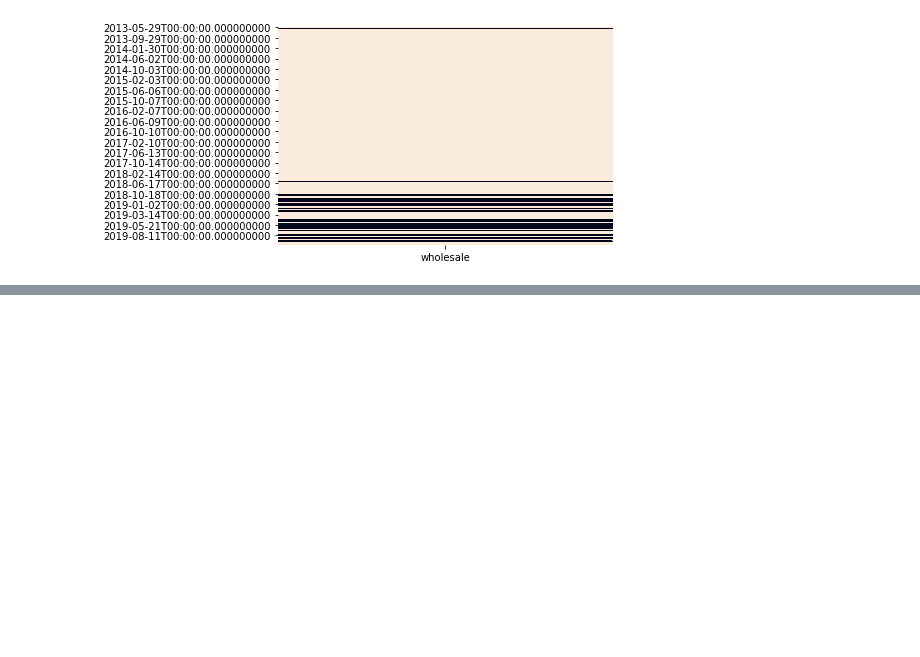
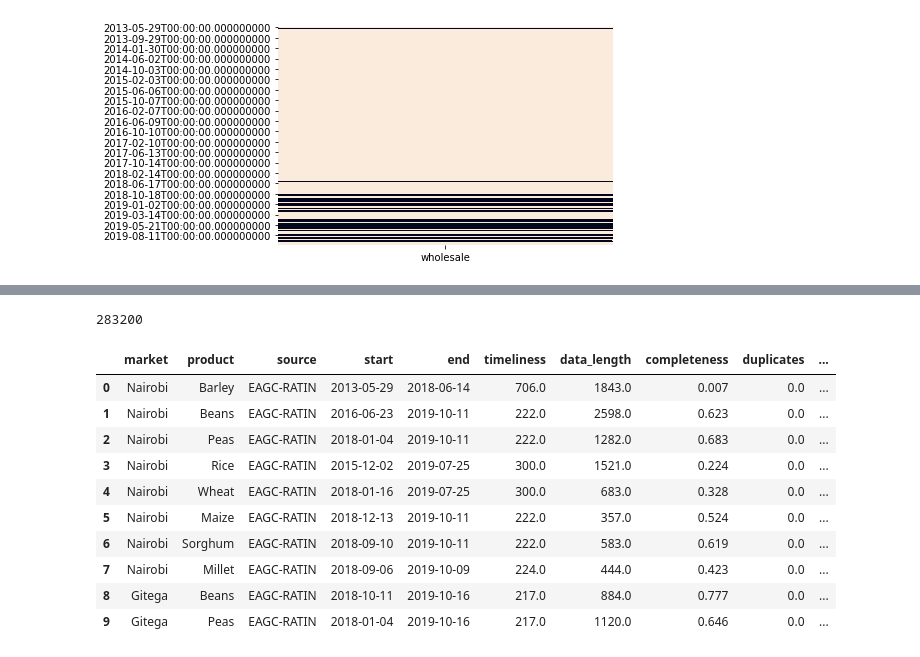
Before and after one commit to qianjing2020/lambda_lab, a Jupyter notebook: notebooks/QC_time_series.ipynb, the cells around one changed output, grey strips where cells are left out. Cells and saved outputs as stored; diff of their text form; code cells hidden in the pictures; blank space fills up the shorter version.

```diff
--- a/notebooks/QC_time_series.ipynb
+++ b/notebooks/QC_time_series.ipynb
@@ -314,0 +245,18 @@ KeyboardInterrupt:
+# %%
+len(QC_df)
+# %% [output]
+283200
+# %%
+QC_df.head(10)
+# %% [output]
+|  | market | product | source | start | end | timeliness | data_length | completeness | duplicates | ... |
+| 0 | Nairobi | Barley | EAGC-RATIN | 2013-05-29 | 2018-06-14 | 706.0 | 1843.0 | 0.007 | 0.0 | ... |
+| 1 | Nairobi | Beans | EAGC-RATIN | 2016-06-23 | 2019-10-11 | 222.0 | 2598.0 | 0.623 | 0.0 | ... |
+| 2 | Nairobi | Peas | EAGC-RATIN | 2018-01-04 | 2019-10-11 | 222.0 | 1282.0 | 0.683 | 0.0 | ... |
+| 3 | Nairobi | Rice | EAGC-RATIN | 2015-12-02 | 2019-07-25 | 300.0 | 1521.0 | 0.224 | 0.0 | ... |
+| 4 | Nairobi | Wheat | EAGC-RATIN | 2018-01-16 | 2019-07-25 | 300.0 | 683.0 | 0.328 | 0.0 | ... |
+| 5 | Nairobi | Maize | EAGC-RATIN | 2018-12-13 | 2019-10-11 | 222.0 | 357.0 | 0.524 | 0.0 | ... |
+| 6 | Nairobi | Sorghum | EAGC-RATIN | 2018-09-10 | 2019-10-11 | 222.0 | 583.0 | 0.619 | 0.0 | ... |
+| 7 | Nairobi | Millet | EAGC-RATIN | 2018-09-06 | 2019-10-09 | 224.0 | 444.0 | 0.423 | 0.0 | ... |
+| 8 | Gitega | Beans | EAGC-RATIN | 2018-10-11 | 2019-10-16 | 217.0 | 884.0 | 0.777 | 0.0 | ... |
+| 9 | Gitega | Peas | EAGC-RATIN | 2018-01-04 | 2019-10-16 | 217.0 | 1120.0 | 0.646 | 0.0 | ... |
```
Also changed, not shown: parts of 13 cells of this notebook, 4 other files.
